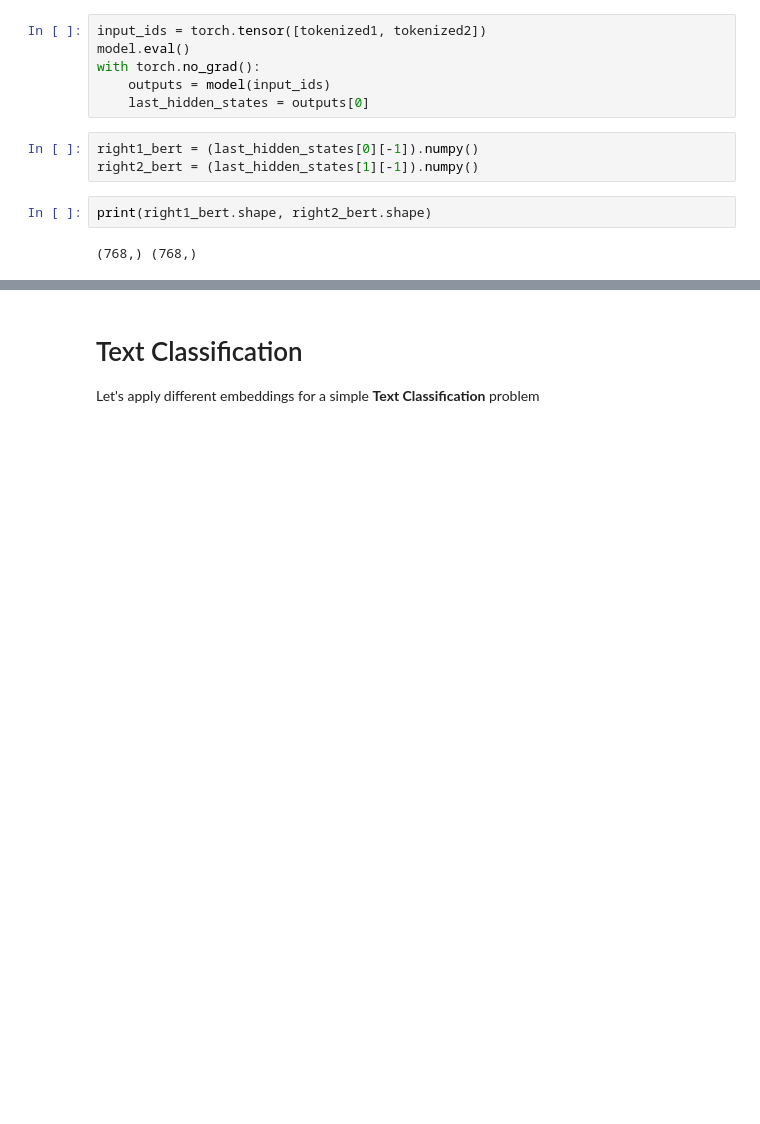
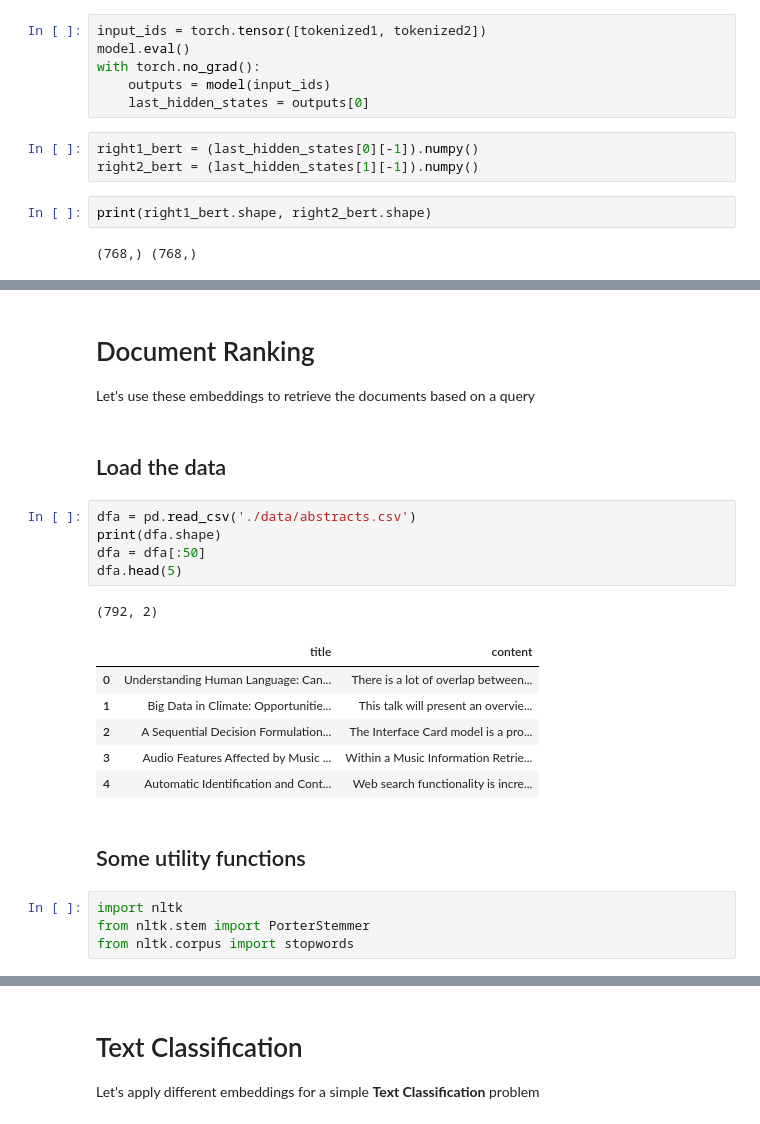
Before and after one commit to ashishu007/Word-Embeddings, a Jupyter notebook: word_embs.ipynb, the cells around one changed output, grey strips where cells are left out. Saved outputs shown, nothing was run; the diff lists cells and outputs as text; blank space fills up the shorter version.

Commit message:
added document ranking

```diff
--- a/word_embs.ipynb
+++ b/word_embs.ipynb
@@ -238,3 +257,27 @@ print("Simialrity between \"right\" from sentence 2 only using BERT:\t{}".format
 Simialrity between "right" from sentence 1 & 2 using BERT:      0.605478048324585
 Simialrity between "right" from sentence 1 only using BERT:     0.9999997019767761
 Simialrity between "right" from sentence 2 only using BERT:     1.000000238418579
+# %% [markdown]
+# Document Ranking
+Let's use these embeddings to retrieve the documents based on a query
+# %% [markdown]
+## Load the data
+# %%
+dfa = pd.read_csv('./data/abstracts.csv')
+print(dfa.shape)
+dfa = dfa[:50]
+dfa.head(5)
+# %% [output]
+(792, 2)
+|  | title | content |
+| 0 | Understanding Human Language: Can... | There is a lot of overlap between... |
+| 1 | Big Data in Climate: Opportunitie... | This talk will present an overvie... |
+| 2 | A Sequential Decision Formulation... | The Interface Card model is a pro... |
+| 3 | Audio Features Affected by Music ... | Within a Music Information Retrie... |
+| 4 | Automatic Identification and Cont... | Web search functionality is incre... |
+# %% [markdown]
+## Some utility functions
+# %%
+import nltk
+from nltk.stem import PorterStemmer
+from nltk.corpus import stopwords
```
Also changed, not shown: parts of 43 cells of this notebook, 2 other files.
